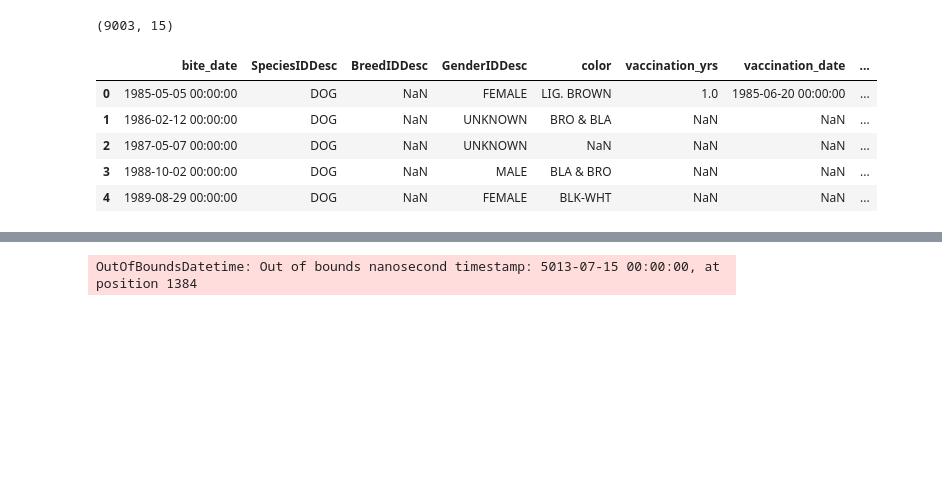
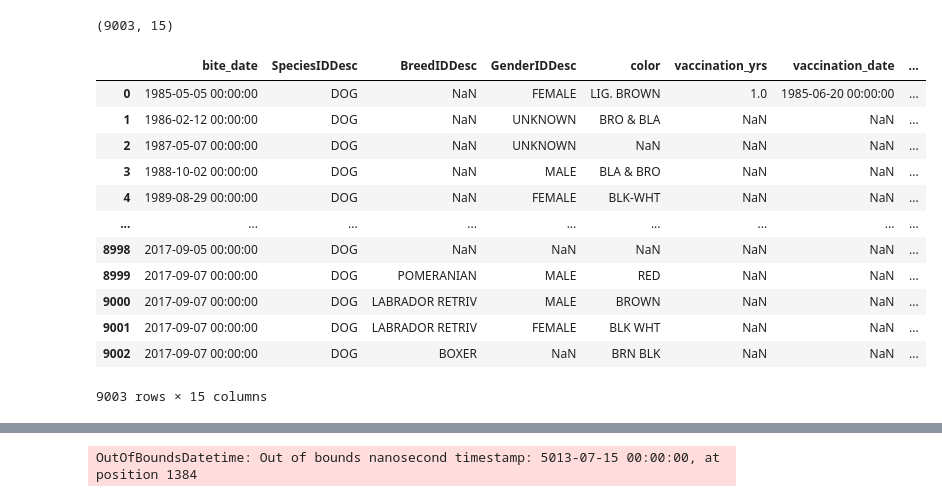
Before and after one commit to ishu1998ki/AnimalBite, a Jupyter notebook: loaddata.ipynb, the cells around one changed output, grey strips where cells are left out. Drawn from its saved outputs; the diff is of its cells as text; code cells hidden in the pictures; blank space fills up the shorter version.

```diff
--- a/loaddata.ipynb
+++ b/loaddata.ipynb
@@ -15,14 +15,21 @@ loadData.shape
 # %% [output]
 (9003, 15)
 # %%
-loadData.head()
+loadData
 # %% [output]
 |  | bite_date | SpeciesIDDesc | BreedIDDesc | GenderIDDesc | color | vaccination_yrs | vaccination_date | ... |
 | 0 | 1985-05-05 00:00:00 | DOG | NaN | FEMALE | LIG. BROWN | 1.0 | 1985-06-20 00:00:00 | ... |
 | 1 | 1986-02-12 00:00:00 | DOG | NaN | UNKNOWN | BRO & BLA | NaN | NaN | ... |
 | 2 | 1987-05-07 00:00:00 | DOG | NaN | UNKNOWN | NaN | NaN | NaN | ... |
 | 3 | 1988-10-02 00:00:00 | DOG | NaN | MALE | BLA & BRO | NaN | NaN | ... |
 | 4 | 1989-08-29 00:00:00 | DOG | NaN | FEMALE | BLK-WHT | NaN | NaN | ... |
+| ... | ... | ... | ... | ... | ... | ... | ... | ... |
+| 8998 | 2017-09-05 00:00:00 | DOG | NaN | NaN | NaN | NaN | NaN | ... |
+| 8999 | 2017-09-07 00:00:00 | DOG | POMERANIAN | MALE | RED | NaN | NaN | ... |
+| 9000 | 2017-09-07 00:00:00 | DOG | LABRADOR RETRIV | MALE | BROWN | NaN | NaN | ... |
+| 9001 | 2017-09-07 00:00:00 | DOG | LABRADOR RETRIV | FEMALE | BLK WHT | NaN | NaN | ... |
+| 9002 | 2017-09-07 00:00:00 | DOG | BOXER | NaN | BRN BLK | NaN | NaN | ... |
+9003 rows × 15 columns
 # %%
 loadData.isnull().sum()
 # %% [output]
```
Also changed, not shown: parts of 85 cells of this notebook.
